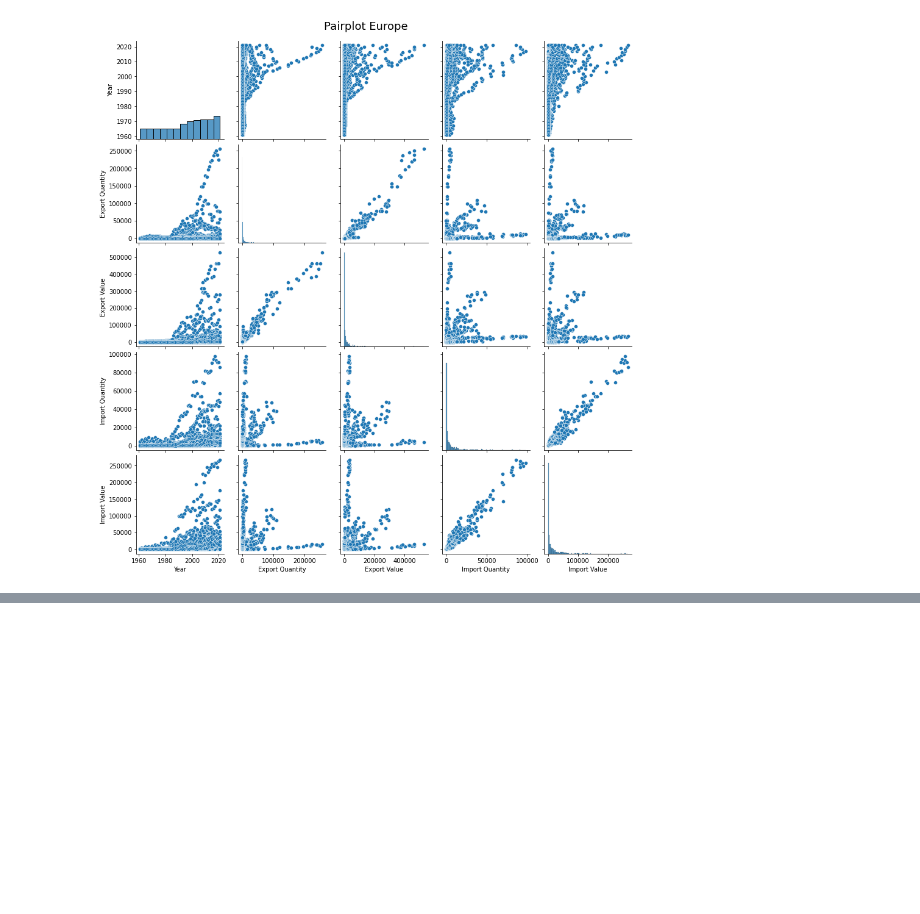
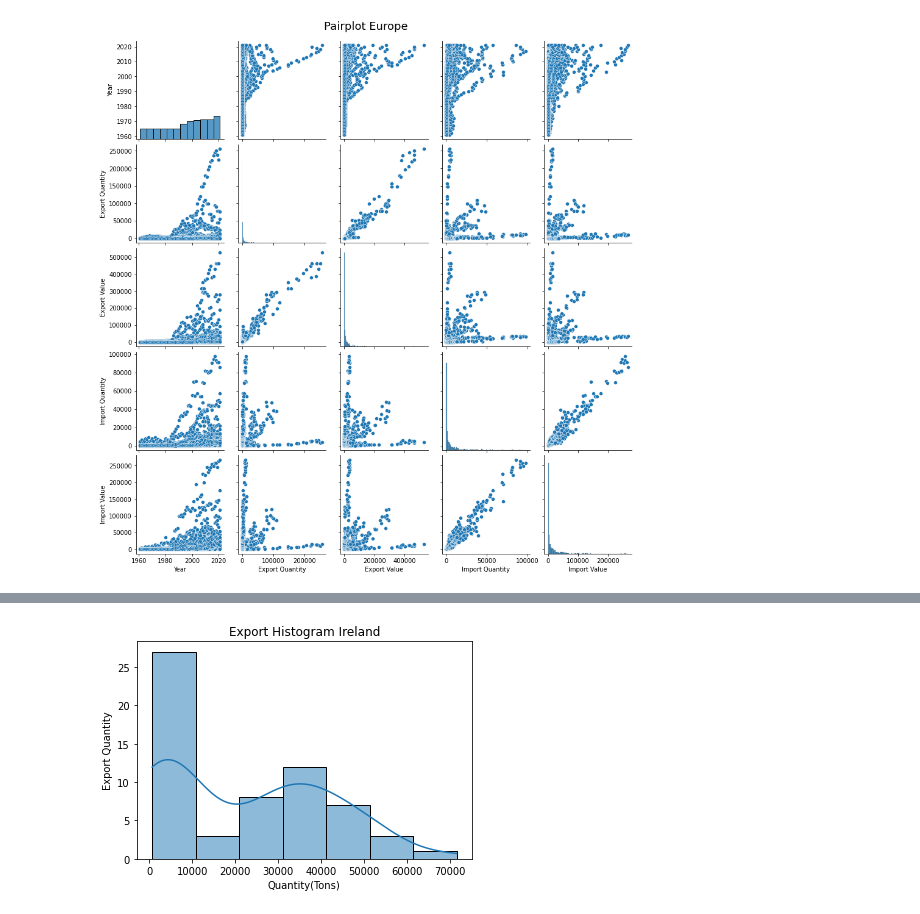
Before and after one commit to LuizLopes-cct/CA2, a Jupyter notebook: CA2_Data_Analytics.ipynb, the cells around one changed output, grey strips where cells are left out. Saved outputs shown, nothing was run; the diff lists cells and outputs as text; code cells hidden in the pictures; blank space fills up the shorter version.

```diff
--- a/CA2_Data_Analytics.ipynb
+++ b/CA2_Data_Analytics.ipynb
@@ -251,0 +284,8 @@ g.fig.suptitle("Pairplot Europe", y=1.02, fontsize = 18);
+# %%
+def histquantity(Country):
+    ax = sns.histplot((df_clean.loc[df_clean['Area'] == Country]['Export Quantity']), kde = True);
+    ax.set(xlabel='Quantity(Tons)', ylabel='Export Quantity', title =f'Export Histogram {Country}');
+# %%
+histquantity('Ireland')
+# %% [output]
+[figure, added]
```
Also changed, not shown: parts of 47 cells of this notebook, 1 other file.
